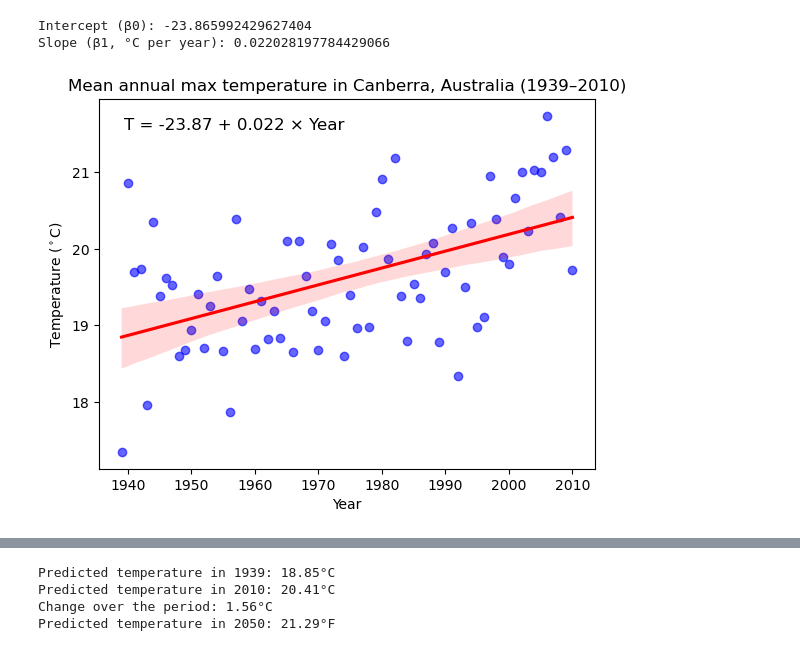
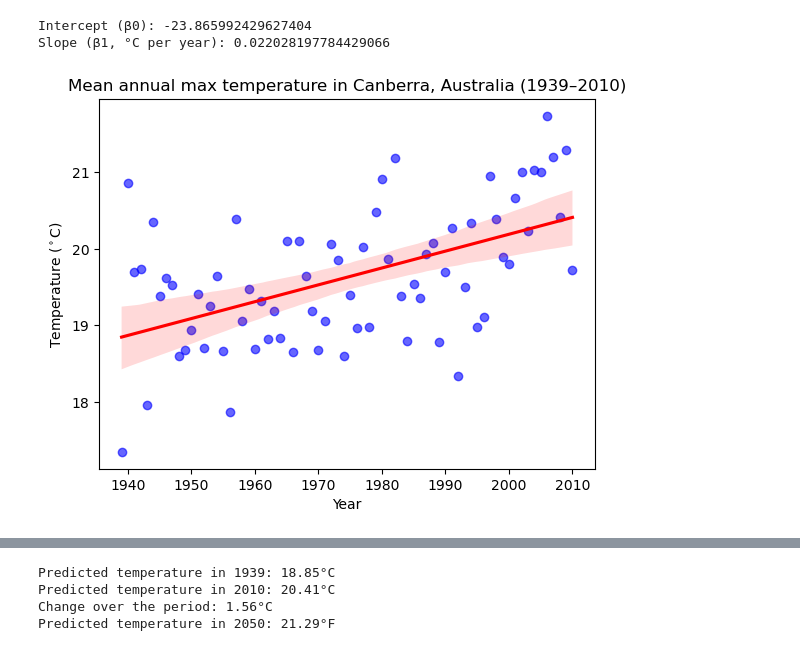
Before and after one commit to earthlab-education/02-climate-matthewbitters, a Jupyter notebook: 06_climate_canberra.ipynb, the cells around one changed output, grey strips where cells are left out. Cells and saved outputs as stored; diff of their text form; code cells hidden in the pictures.

Commit message:
canberra climate

```diff
--- a/06_climate_canberra.ipynb
+++ b/06_climate_canberra.ipynb
@@ -194,33 +194,24 @@ print("Slope (β1, °C per year):", model.coef_[0])
 Intercept (β0): -23.865992429627404
 Slope (β1, °C per year): 0.022028197784429066
 # %%
-# Plot annual average max temperature with a trend line
+# Plot annual average max temperature with a trend line and save figure
 ax = sns.regplot(
     data=can_ann_df,
     x="year",
     y="max_temp_c",
     scatter_kws={"alpha": 0.6, "color": "blue"},
     line_kws={"color": "red"}
 )
 
-# Set labels
 ax.set(
     title='Mean annual max temperature in Canberra, Australia (1939–2010)',
     xlabel='Year',
     ylabel='Temperature ($^\circ$C)'
 )
 
-# Add regression equation as text in upper left corner
-ax.text(
-    0.05, 0.95,
-    f"T = {intercept:.2f} + {slope:.3f} × Year",
-    transform=ax.transAxes,
-    fontsize=12,
-    verticalalignment='top',
-    bbox=dict(facecolor="white", alpha=0.7, edgecolor="none")
-)
+# Save the figure via the Axes object
+ax.figure.savefig("canberra_annual_max_temp.png", dpi=300, bbox_inches='tight')
 
-# Display the plot without extra text
 plt.show()
 # %% [output]
-[figure, old version]
+[figure, new version]
```
Also changed, not shown: parts of 1 cell of this notebook, 1 other file.
